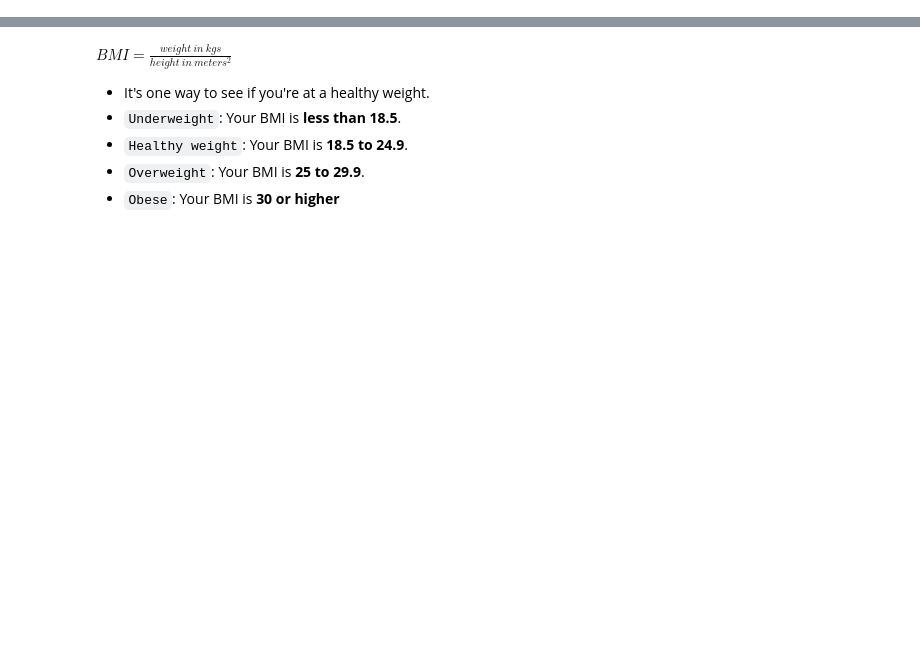
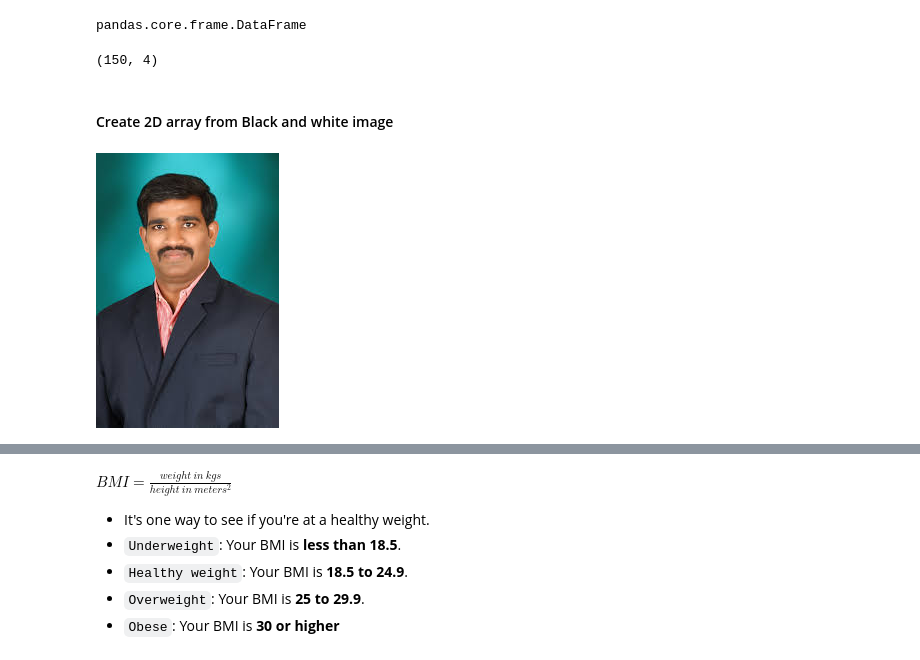
Before and after one commit to rritec/Data-Analysis, a Jupyter notebook: DS01_01_Numpy package.ipynb, the cells around one changed output, grey strips where cells are left out. Drawn from its saved outputs; the diff is of its cells as text; code cells hidden in the pictures; blank space fills up the shorter version.

Commit message:
images

```diff
--- a/DS01_01_Numpy package.ipynb
+++ b/DS01_01_Numpy package.ipynb
@@ -17,0 +196,4 @@
+# %%
+type(X)
+# %% [output]
+pandas.core.frame.DataFrame
@@ -17,0 +202,12 @@
+# %%
+X.shape #(n_samples,n_features)
+# %% [output]
+(150, 4)
+# %% [markdown]
+#### Create 2D array from Black and white image
+# %%
+from PIL import Image
+temp=Image.open('MylaRamReddy.jpg')
+temp
+# %% [output]
+[figure, added]
```
Also changed, not shown: parts of 108 cells of this notebook, 10 other files.
